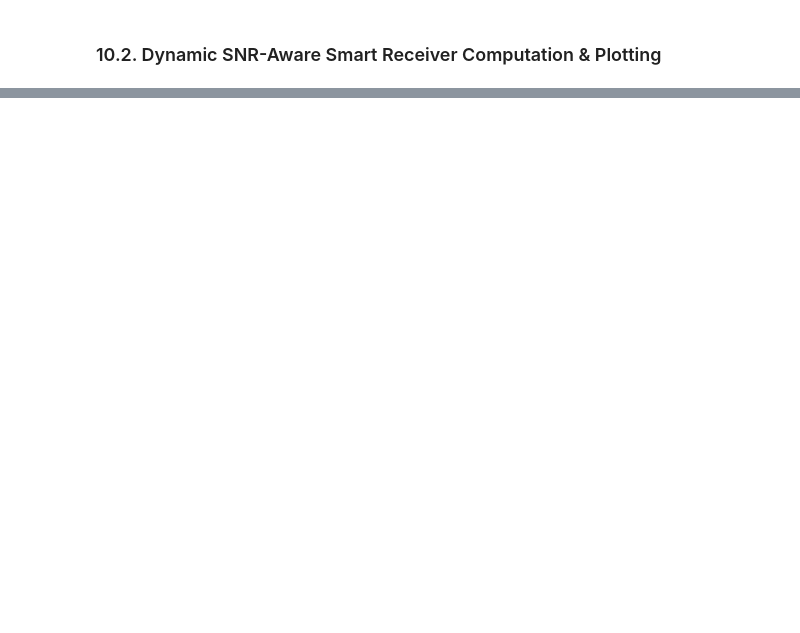
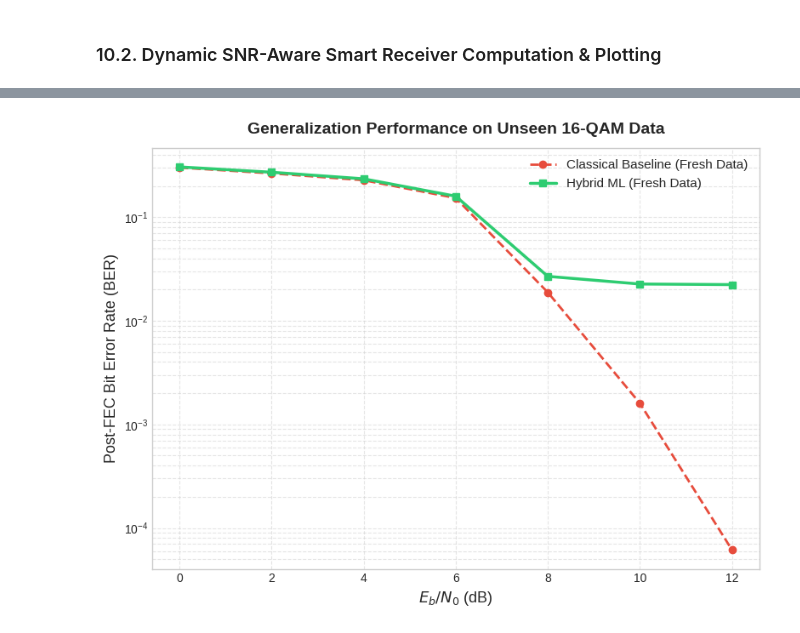
Before and after one commit to giankev/lightweight-model-for-signal-processing, a Jupyter notebook: 04_Hybrid_LA_NN_OFDM.ipynb, the cells around one changed output, grey strips where cells are left out. Cells and saved outputs as stored; diff of their text form; code cells hidden in the pictures; blank space fills up the shorter version.

Commit message:
Further tests

```diff
--- a/04_Hybrid_LA_NN_OFDM.ipynb
+++ b/04_Hybrid_LA_NN_OFDM.ipynb
@@ -929,0 +1037,82 @@ Eb/N0=12.0 dB | BASE BER=2.207e-04 | ML BER=3.201e-03 | HYBRID BER=0.000e+00 | S
+# %%
+import numpy as np
+import matplotlib.pyplot as plt
+import torch
+import tensorflow as tf
+
+print("\n" + "="*80)
+print("GENERALIZATION TEST: FRESH 16-QAM DATA (NEW RANDOM SEEDS)")
+print("="*80)
+
+# 1. Define a config with COMPLETELY DIFFERENT SEEDS for Data and Noise
+cfg_fresh = SimConfig(**{
+    **cfg_ofdm.__dict__,
+    "num_examples": 5000,
+    "seed": 999,          # Completely new user data bits
+    "seed_noise": 888,    # Completely new channel noise
+    # We REMOVE "pilot_seed" so it uses the same reference anchor the model learned
+})
+
+ebn0_range_eval = range(0, 13, 2)
+fresh_base_ber, fresh_ml_ber = [], []
+eval_batch_size = 500 # Prevents GPU OOM on 5000 examples
+
+model_ofdm.eval()
+with torch.no_grad():
+    for ebno in ebn0_range_eval:
+        cfg_eval = SimConfig(**{**cfg_fresh.__dict__, "ebn0_db_min": float(ebno), "ebn0_db_max": float(ebno)})
+
+        # 2. Generate the fresh, unseen data
+        full_tf = simulate_full_frames_tf(cfg_eval)
+        ds_eval = generate_dataset_offline(cfg_eval)
+
+        # 3. Classical Baseline Evaluation
+        rx_base = classical_receiver(cfg_eval, full_tf)
+        fresh_base_ber.append(rx_base["metrics"]["ber_post_info"])
+
+        # 4. ML Model Evaluation (Batched)
+        x_rx_t_full = torch.tensor(ds_eval["rx_iq_data_time"]).permute(0, 2, 1).float().to(DEVICE)
+        x_pilot_t_full = torch.tensor(ds_eval["rx_iq_pilot_time"]).permute(0, 2, 1).float().to(DEVICE)
+        info_bits_np = ds_eval["info_bits"]
+
+        llr_ml_list = []
+
+        # Process in chunks to keep memory safe
+        for b in range(0, 5000, eval_batch_size):
+            x_rx_batch = x_rx_t_full[b : b + eval_batch_size]
+            x_pilot_batch = x_pilot_t_full[b : b + eval_batch_size]
+
+            # Forward pass (mix_ratio=1.0 uses pure model estimation)
+            bit_logits, _, _, _ = model_ofdm(x_rx_batch, x_pilot_batch, mix_ratio=1.0)
+            llr_ml_batch = bit_logits.permute(0, 2, 1).reshape(bit_logits.size(0), -1).cpu().numpy()
+            llr_ml_list.append(llr_ml_batch)
+
+        llr_ml_np = np.concatenate(llr_ml_list, axis=0)
+
+        # LLR Calibration
+        snr_lin = 10 ** (ebno / 10.0)
+        scale = snr_lin / 4.0 if ebno > 6 else 1.0 + (ebno * 0.5)
+        llr_tf = tf.convert_to_tensor(llr_ml_np * scale, dtype=tf.float32)
+        info_tf = tf.convert_to_tensor(info_bits_np, dtype=tf.uint8)
+
+        # LDPC Decoding
+        _, _, _, _, decoder = build_sionna_blocks(cfg_eval)
+        info_hat = tf.cast(decoder(llr_tf) > 0.5, tf.uint8)
+
+        ml_ber_v = float(tf.reduce_mean(tf.cast(info_hat != info_tf, tf.float32)).numpy())
+        fresh_ml_ber.append(ml_ber_v)
+
+        print(f"Eb/N0={ebno:4.1f} dB | BASE BER={fresh_base_ber[-1]:.3e} | ML (Fresh Data) BER={ml_ber_v:.3e}")
+
+# --- Plotting the Generalization Curve ---
+plt.figure(figsize=(8, 6))
+plt.semilogy(ebn0_range_eval, fresh_base_ber, color='#e74c3c', marker='o', linestyle='--', linewidth=2, label='Classical Baseline (Fresh Data)')
+plt.semilogy(ebn0_range_eval, fresh_ml_ber, color='#2ecc71', marker='s', linestyle='-', linewidth=2.5, label='Hybrid ML (Fresh Data)')
+plt.title("Generalization Performance on Unseen 16-QAM Data", fontsize=14, fontweight='bold', pad=12)
+plt.xlabel(r"$E_b/N_0$ (dB)", fontsize=13)
+plt.ylabel("Post-FEC Bit Error Rate (BER)", fontsize=13)
+plt.grid(True, which="both", ls="--", alpha=0.5)
+plt.legend(fontsize=11)
+plt.tight_layout()
+plt.show()
+# %% [output]
@@ -929,0 +1129 @@ Eb/N0=12.0 dB | BASE BER=2.207e-04 | ML BER=3.201e-03 | HYBRID BER=0.000e+00 | S
+[figure, added]
```
Also changed, not shown: parts of 15 cells of this notebook, 1 other file.
